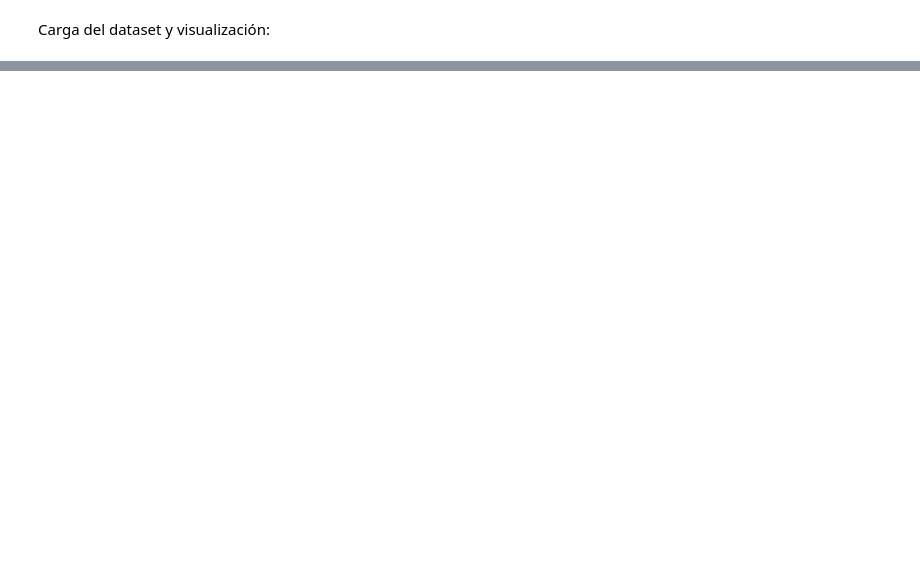
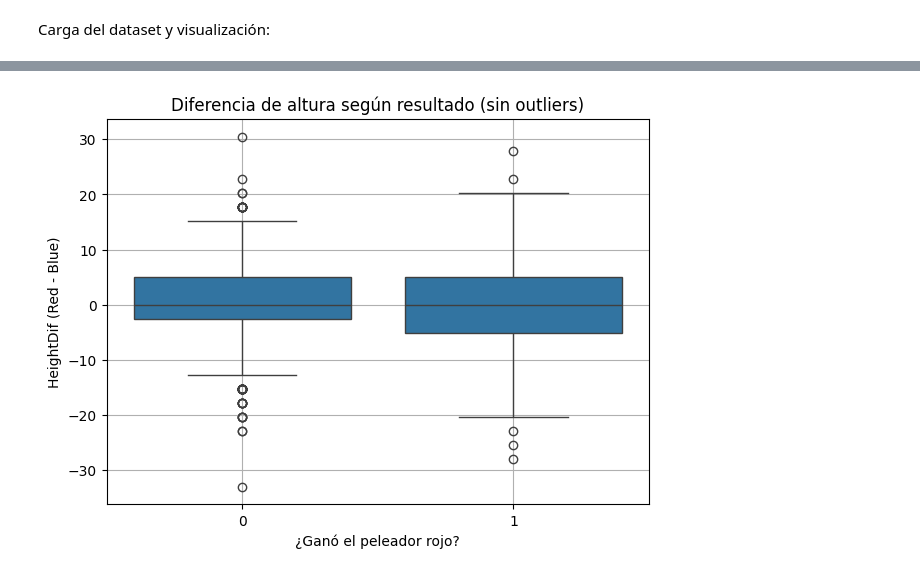
Before and after one commit to sergiolobroj/repositorio_proyecto, a Jupyter notebook: notebooks/predicciones_ufc.ipynb, the cells around one changed output, grey strips where cells are left out. Drawn from its saved outputs; the diff is of its cells as text; code cells hidden in the pictures; blank space fills up the shorter version.

```diff
--- a/notebooks/predicciones_ufc.ipynb
+++ b/notebooks/predicciones_ufc.ipynb
@@ -140,0 +75,13 @@ Name: count, dtype: int64
+# %%
+#Primer boxplot: diferencia de altura
+
+filtered = data[(data['HeightDif'] > -50) & (data['HeightDif'] < 50)] #sacamos los outliers para una mejor visualización
+plt.figure(figsize=(7, 5))
+sns.boxplot(x='red_win', y='HeightDif', data=filtered)
+plt.title('Diferencia de altura según resultado (sin outliers)')
+plt.xlabel('¿Ganó el peleador rojo?')
+plt.ylabel('HeightDif (Red - Blue)')
+plt.grid(True)
+plt.show()
+# %% [output]
+[figure, added]
```
Also changed, not shown: parts of 21 cells of this notebook.
